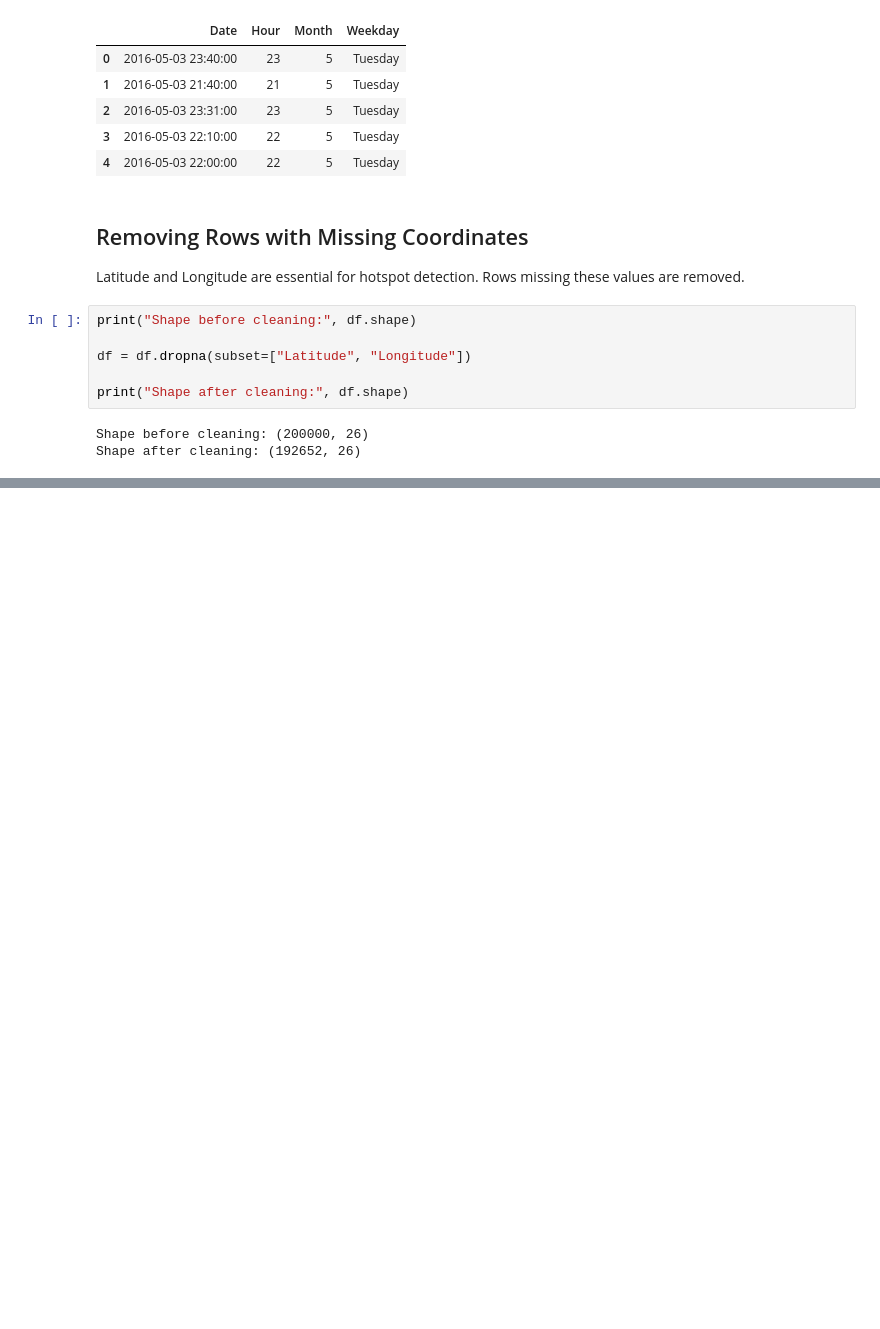
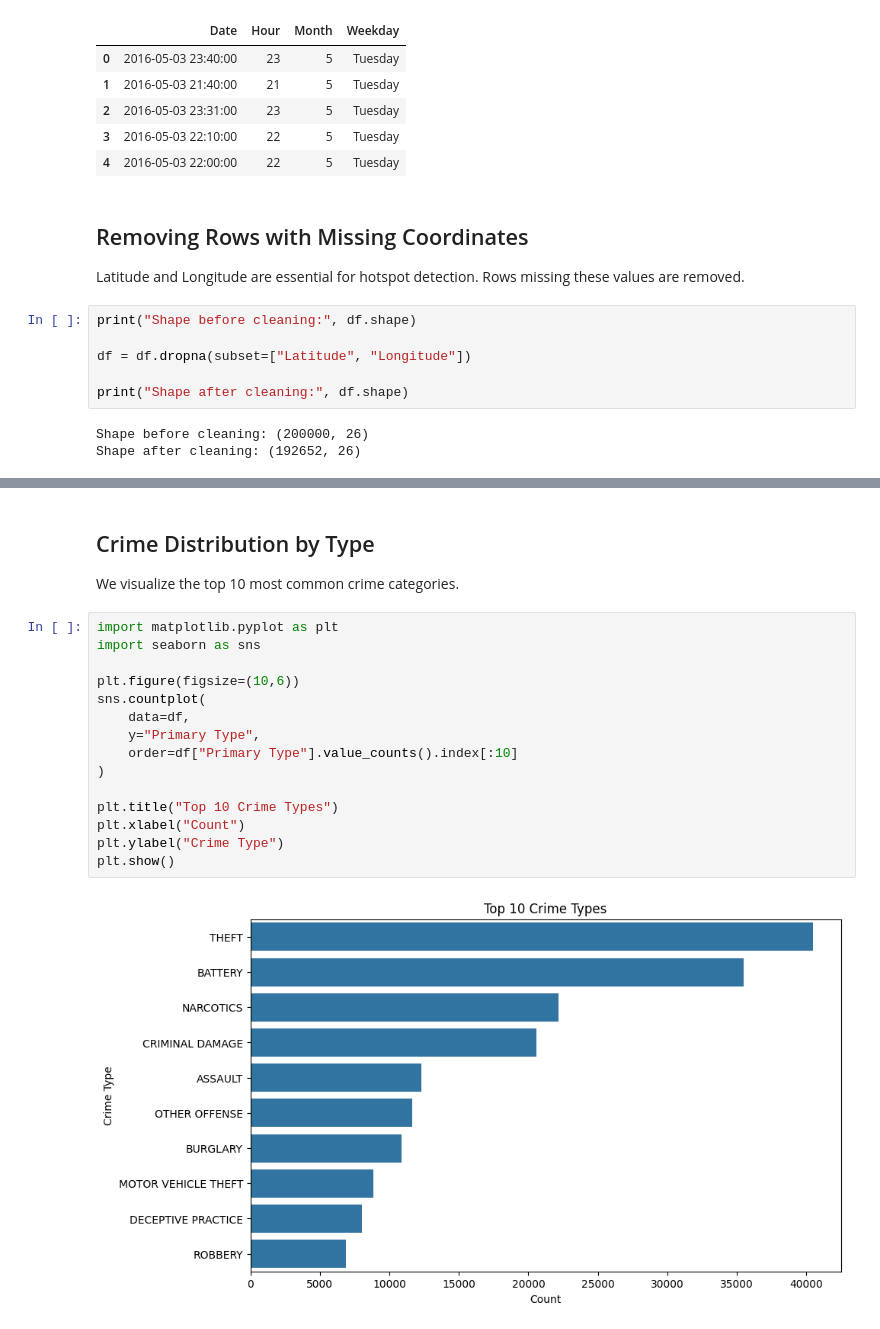
Before and after one commit to khakhkharrushit/crime-intelligence-system, a Jupyter notebook: notebooks/01_data_exploration.ipynb, the cells around one changed output, grey strips where cells are left out. Cells and saved outputs as stored; diff of their text form; blank space fills up the shorter version.

Commit message:
Added EDA visualizations for crime type, hour, and weekday patterns

```diff
--- a/notebooks/01_data_exploration.ipynb
+++ b/notebooks/01_data_exploration.ipynb
@@ -170,0 +180,20 @@ Shape after cleaning: (192652, 26)
+# %% [markdown]
+## Crime Distribution by Type
+We visualize the top 10 most common crime categories.
+# %%
+import matplotlib.pyplot as plt
+import seaborn as sns
+
+plt.figure(figsize=(10,6))
+sns.countplot(
+    data=df,
+    y="Primary Type",
+    order=df["Primary Type"].value_counts().index[:10]
+)
+
+plt.title("Top 10 Crime Types")
+plt.xlabel("Count")
+plt.ylabel("Crime Type")
+plt.show()
+# %% [output]
+[figure, added]
```
Also changed, not shown: parts of 5 cells of this notebook.
